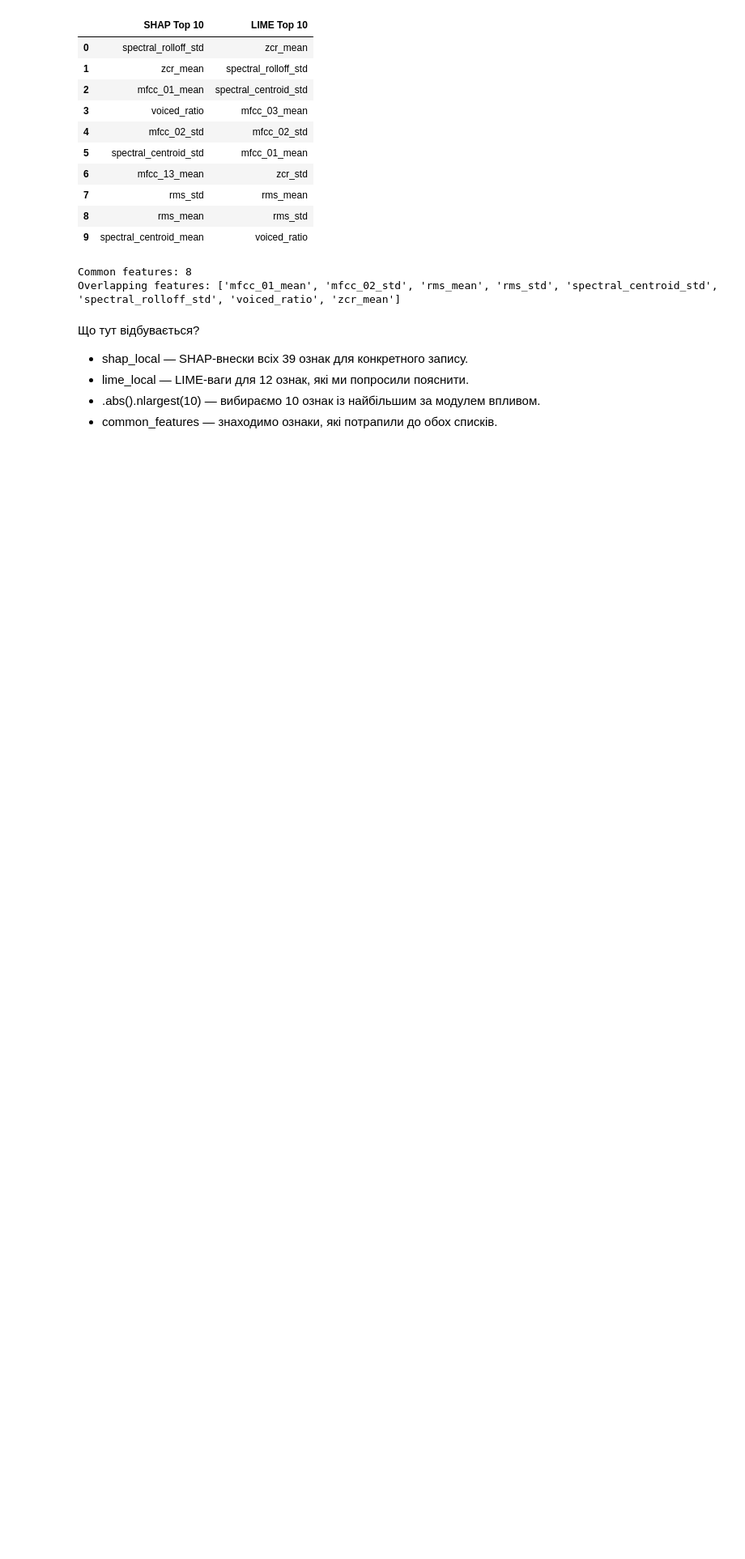
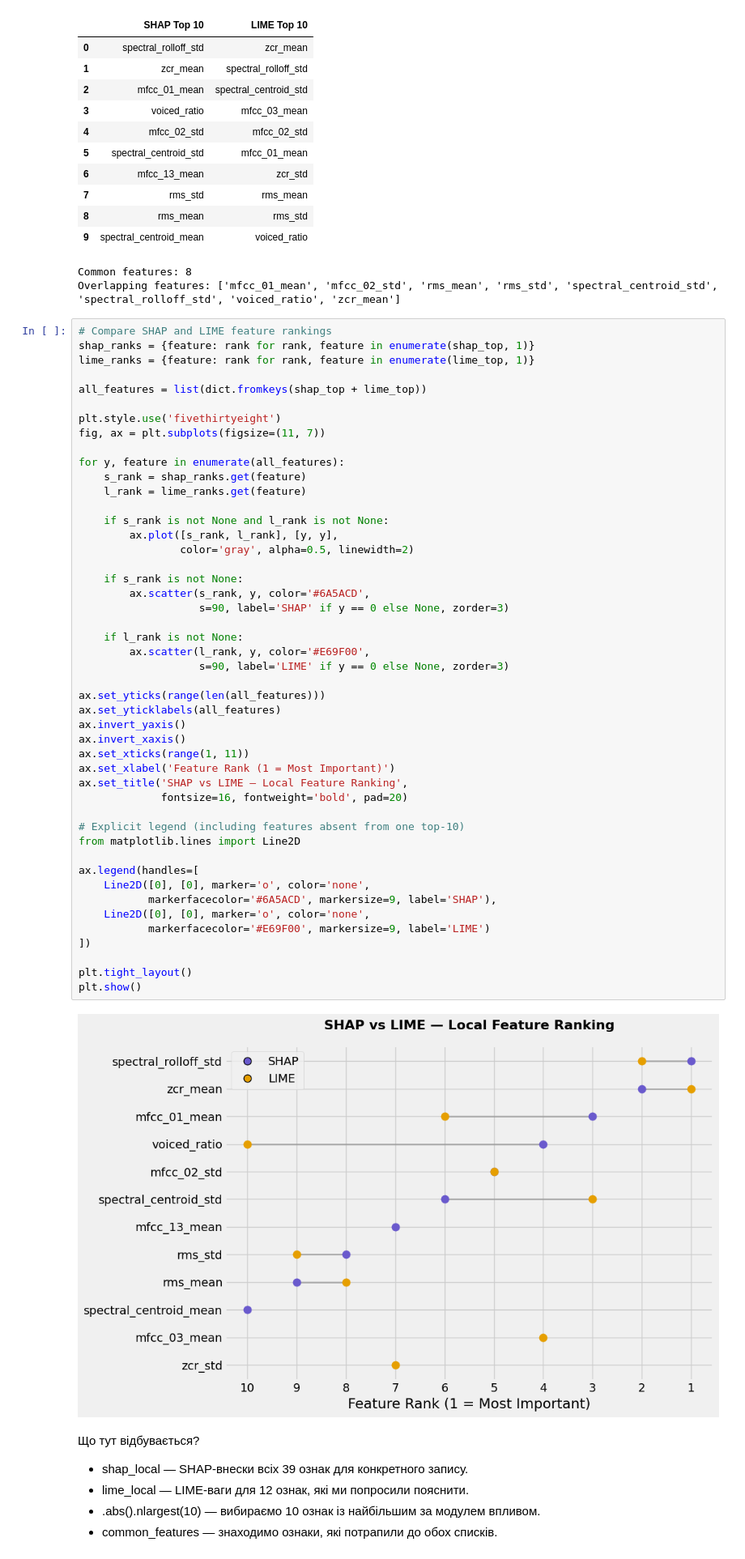
Before and after one commit to lavaidea/speech-emotion-recognition-project, a Jupyter notebook: notebooks/07_Explainable_AI_SHAP_LIME.ipynb, the cells around one changed output. Shown at 81% size. Cells and saved outputs as stored; diff of their text form; blank space fills up the shorter version.

```diff
--- a/notebooks/07_Explainable_AI_SHAP_LIME.ipynb
+++ b/notebooks/07_Explainable_AI_SHAP_LIME.ipynb
@@ -839,6 +894,55 @@ print("Overlapping features:", sorted(common_features))
 | 9 | spectral_centroid_mean | voiced_ratio |
 Common features: 8
 Overlapping features: ['mfcc_01_mean', 'mfcc_02_std', 'rms_mean', 'rms_std', 'spectral_centroid_std', 'spectral_rolloff_std', 'voiced_ratio', 'zcr_mean']
+# %%
+# Compare SHAP and LIME feature rankings
+shap_ranks = {feature: rank for rank, feature in enumerate(shap_top, 1)}
+lime_ranks = {feature: rank for rank, feature in enumerate(lime_top, 1)}
+
+all_features = list(dict.fromkeys(shap_top + lime_top))
+
+plt.style.use('fivethirtyeight')
+fig, ax = plt.subplots(figsize=(11, 7))
+
+for y, feature in enumerate(all_features):
+    s_rank = shap_ranks.get(feature)
+    l_rank = lime_ranks.get(feature)
+
+    if s_rank is not None and l_rank is not None:
+        ax.plot([s_rank, l_rank], [y, y],
+                color='gray', alpha=0.5, linewidth=2)
+
+    if s_rank is not None:
+        ax.scatter(s_rank, y, color='#6A5ACD',
+                   s=90, label='SHAP' if y == 0 else None, zorder=3)
+
+    if l_rank is not None:
+        ax.scatter(l_rank, y, color='#E69F00',
+                   s=90, label='LIME' if y == 0 else None, zorder=3)
+
+ax.set_yticks(range(len(all_features)))
+ax.set_yticklabels(all_features)
+ax.invert_yaxis()
+ax.invert_xaxis()
+ax.set_xticks(range(1, 11))
+ax.set_xlabel('Feature Rank (1 = Most Important)')
+ax.set_title('SHAP vs LIME — Local Feature Ranking',
+             fontsize=16, fontweight='bold', pad=20)
+
+# Explicit legend (including features absent from one top-10)
+from matplotlib.lines import Line2D
+
+ax.legend(handles=[
+    Line2D([0], [0], marker='o', color='none',
+           markerfacecolor='#6A5ACD', markersize=9, label='SHAP'),
+    Line2D([0], [0], marker='o', color='none',
+           markerfacecolor='#E69F00', markersize=9, label='LIME')
+])
+
+plt.tight_layout()
+plt.show()
+# %% [output]
+[figure, added]
 # %% [markdown]
 Що тут відбувається?
 - shap_local — SHAP-внески всіх 39 ознак для конкретного запису.
```
Also changed, not shown: parts of 23 cells of this notebook.
